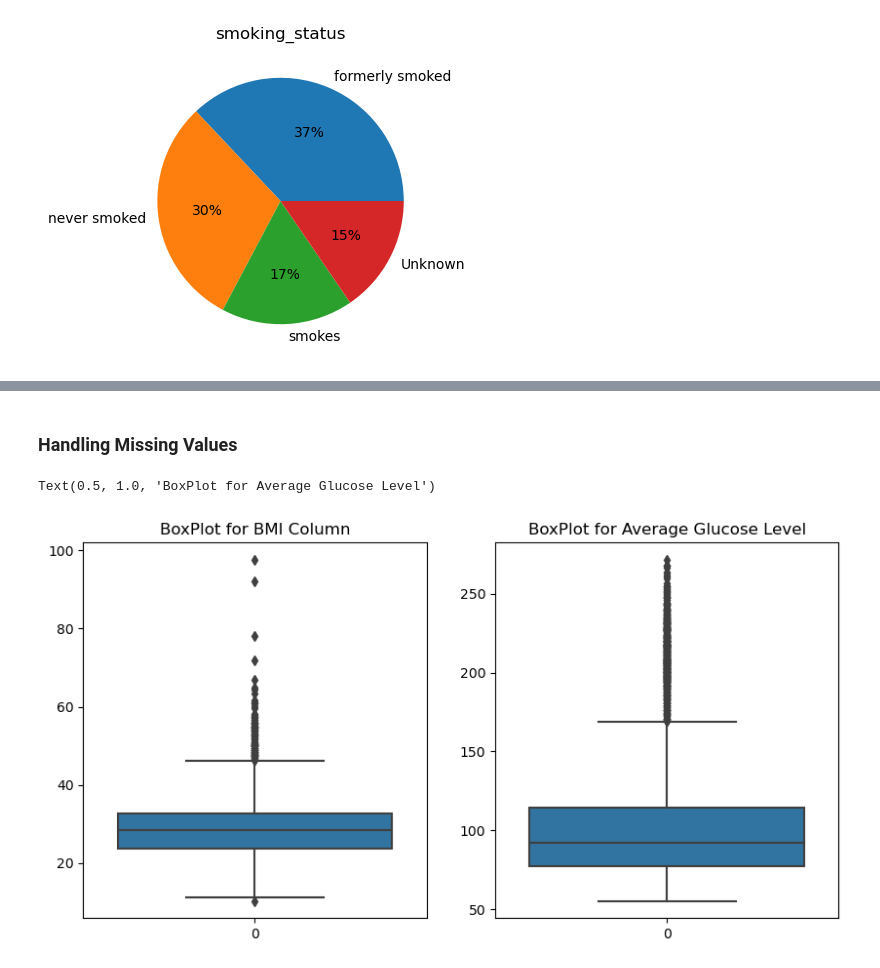
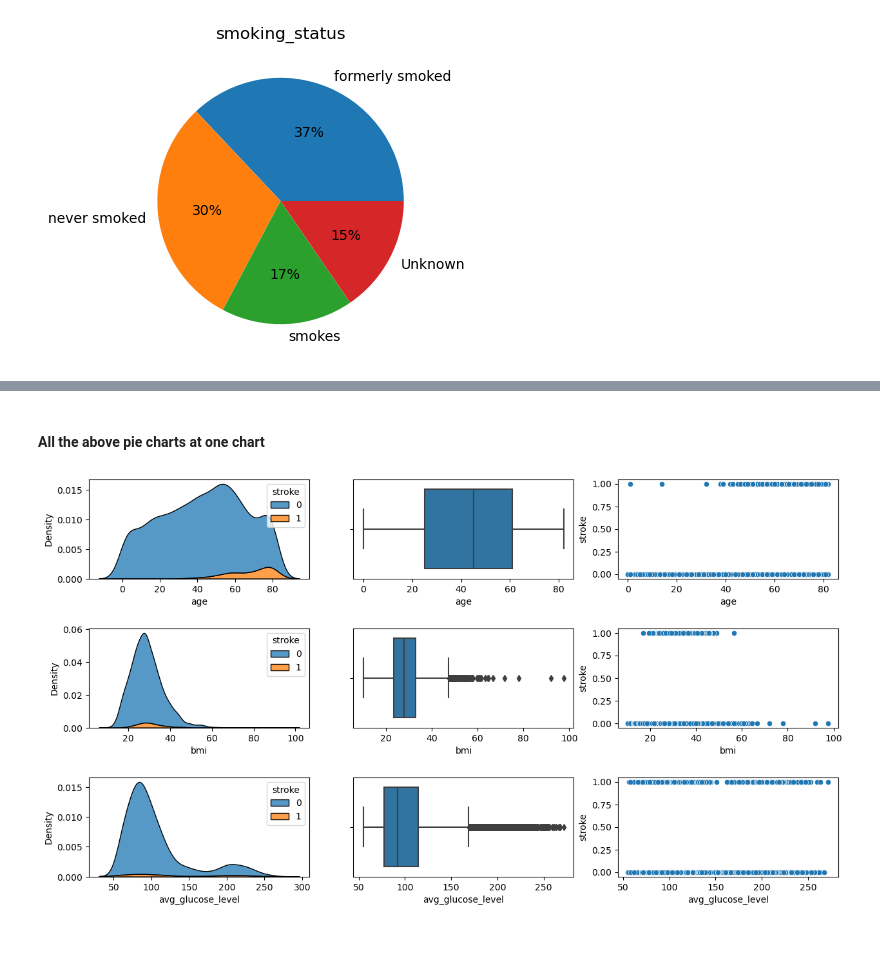
Before and after one commit to HChandeepa/Stroke-Risk-Prediction-System-A_Machine_Learning_Approach, a Jupyter notebook: Stroke.ipynb, the cells around one changed output, grey strips where cells are left out. Saved outputs shown, nothing was run; the diff lists cells and outputs as text; code cells hidden in the pictures; blank space fills up the shorter version.

```diff
--- a/Stroke.ipynb
+++ b/Stroke.ipynb
@@ -245,11 +207,17 @@ df.head()
-# %% [markdown]
-### Handling Missing Values
-# %%
-#identifing outliers
-fig, axes = plt.subplots(nrows=1, ncols=2, figsize=(10, 5))
-
-snb.boxplot(df['bmi'],ax=axes[0]).set_title("BoxPlot for BMI Column")
-snb.boxplot(df['avg_glucose_level'],ax=axes[1]).set_title("BoxPlot for Average Glucose Level")
-# %% [output]
-Text(0.5, 1.0, 'BoxPlot for Average Glucose Level')
-[figure, removed]
+# %% [markdown]
+#### All the above pie charts at one chart
+# %%
+numeric_columns = ['age', 'bmi', 'avg_glucose_level']
+categorical_columns = ['gender', 'hypertension', 'heart_disease', 'ever_married', 'work_type', 'Residence_type', 'smoking_status', 'stroke']
+# %%
+i = 0
+fig, ax = plt.subplots(3, 3, figsize=(15, 8))
+plt.subplots_adjust(hspace = 0.5)
+for num_col in numeric_columns :
+    snb.kdeplot(x=num_col, hue='stroke', data=df, multiple='stack', ax=ax[i,0])
+    snb.boxplot(x=num_col, data=df, ax=ax[i, 1])
+    snb.scatterplot(x=num_col, y='stroke', data=df, ax=ax[i, 2])
+    i+=1
+plt.show()
+# %% [output]
+[figure, added]
```
Also changed, not shown: parts of 76 cells of this notebook.
